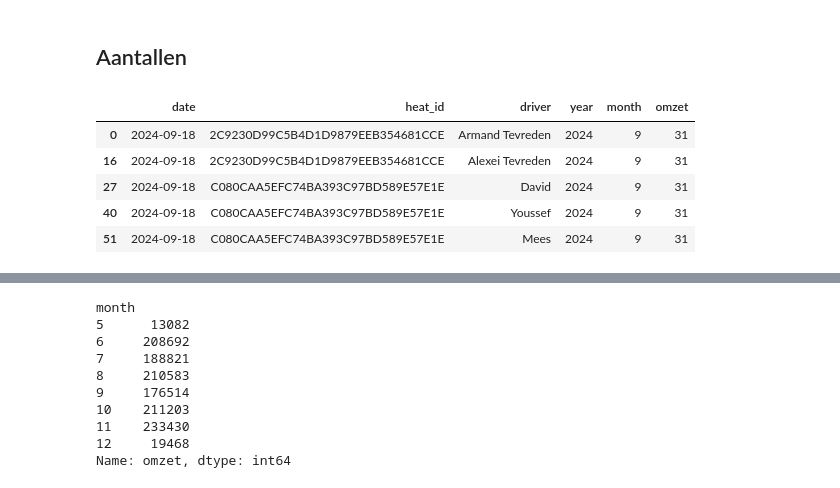
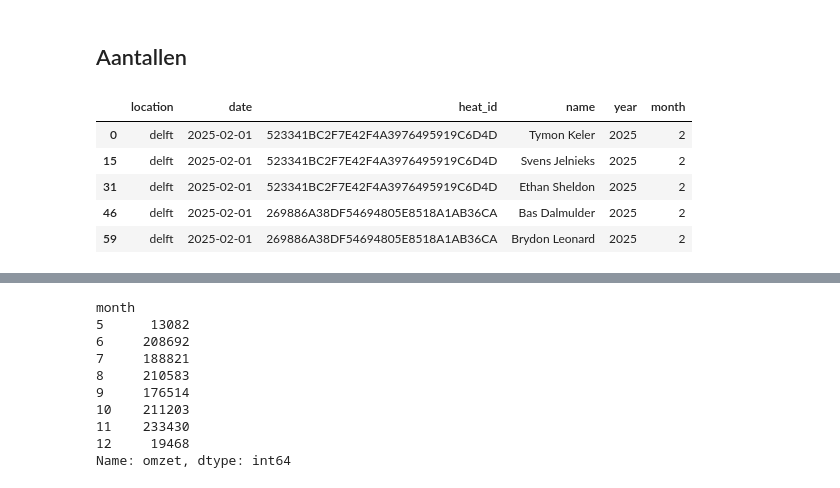
Before and after one commit to danteschrama/kart-lap-times-analysis, a Jupyter notebook: notebooks/data_analytics.ipynb, the cells around one changed output, grey strips where cells are left out. Cells and saved outputs as stored; diff of their text form; code cells hidden in the pictures.

```diff
--- a/notebooks/data_analytics.ipynb
+++ b/notebooks/data_analytics.ipynb
@@ -704,3 +222,0 @@ plt.show()
-# %%
-df["heat_min"] = df.groupby("heat_id")["time"].transform('min') # transform(lambda x: x.nsmallest(1).mean())
-df["track"] = df["heat_min"].apply(lambda x: 'A' if x < 34.37 else ('B' if x < 60.24 else 'C'))
@@ -866,2 +222,0 @@ df.head()
-# %%
-df["month"] = df["date"].dt.month
@@ -884,18 +328,16 @@ plt.show()
 # %% [markdown]
 ## Aantallen
 # %%
-drivers = df[["date", "heat_id", "driver"]].drop_duplicates()
+customers = df[["location", "date", "heat_id", "name"]].drop_duplicates()
 # %%
-drivers["year"] = drivers["date"].dt.year
-drivers["month"] = drivers["date"].dt.month
-drivers["weekday"] = drivers["date"].dt.weekday
-drivers["omzet"] = 31
+customers["year"] = customers["date"].dt.year
+customers["month"] = customers["date"].dt.month
 # %%
-drivers.head()
+customers.head()
 # %% [output]
-|  | date | heat_id | driver | year | month | omzet |
-| 0 | 2024-09-18 | 2C9230D99C5B4D1D9879EEB354681CCE | Armand Tevreden | 2024 | 9 | 31 |
-| 16 | 2024-09-18 | 2C9230D99C5B4D1D9879EEB354681CCE | Alexei Tevreden | 2024 | 9 | 31 |
-| 27 | 2024-09-18 | C080CAA5EFC74BA393C97BD589E57E1E | David | 2024 | 9 | 31 |
-| 40 | 2024-09-18 | C080CAA5EFC74BA393C97BD589E57E1E | Youssef | 2024 | 9 | 31 |
-| 51 | 2024-09-18 | C080CAA5EFC74BA393C97BD589E57E1E | Mees | 2024 | 9 | 31 |
+|  | location | date | heat_id | name | year | month |
+| 0 | delft | 2025-02-01 | 523341BC2F7E42F4A3976495919C6D4D | Tymon Keler | 2025 | 2 |
+| 15 | delft | 2025-02-01 | 523341BC2F7E42F4A3976495919C6D4D | Svens Jelnieks | 2025 | 2 |
+| 31 | delft | 2025-02-01 | 523341BC2F7E42F4A3976495919C6D4D | Ethan Sheldon | 2025 | 2 |
+| 46 | delft | 2025-02-01 | 269886A38DF54694805E8518A1AB36CA | Bas Dalmulder | 2025 | 2 |
+| 59 | delft | 2025-02-01 | 269886A38DF54694805E8518A1AB36CA | Brydon Leonard | 2025 | 2 |
```
Also changed, not shown: parts of 130 cells of this notebook, 20 other files.
